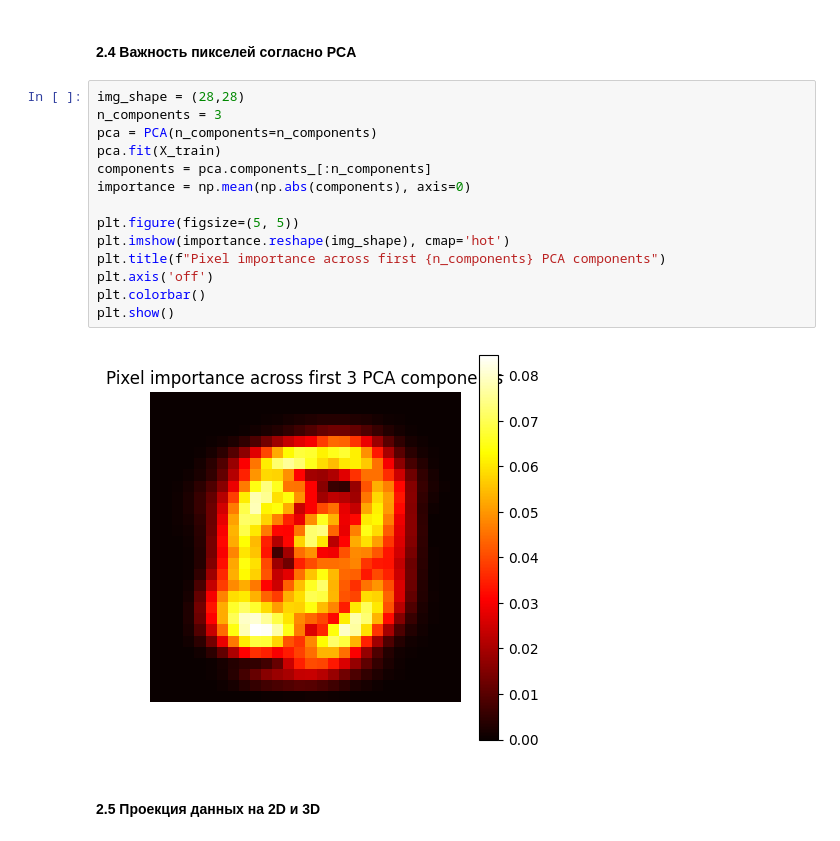
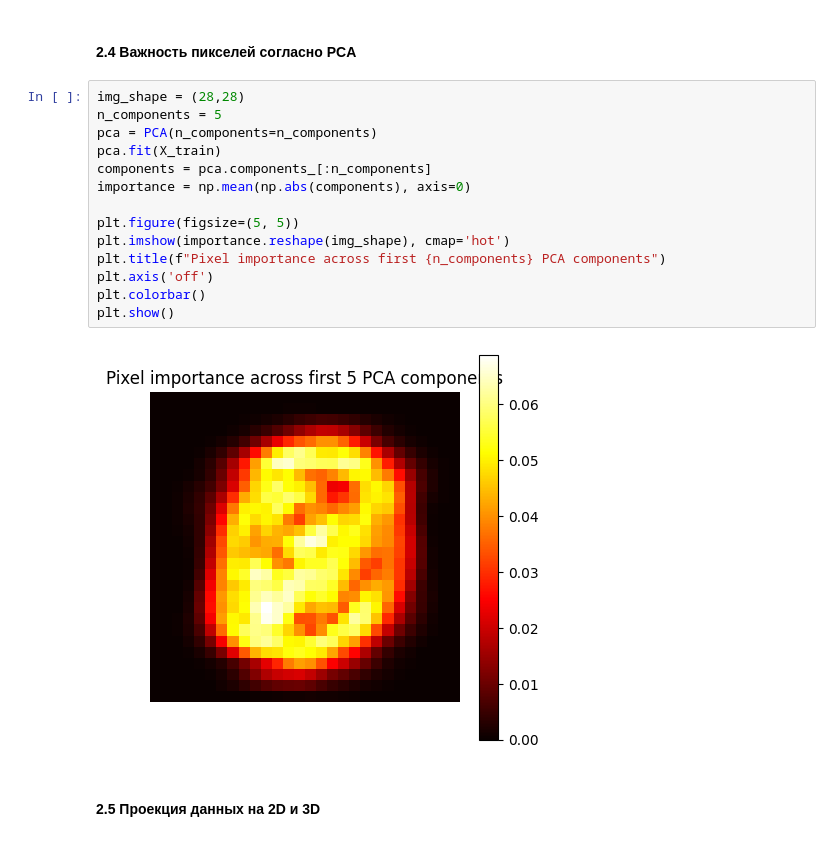
Before and after one commit to trxxnk/ml-mnist-digits, a Jupyter notebook: mnist_digits.ipynb, the cells around one changed output. Cells and saved outputs as stored; diff of their text form.

```diff
--- a/mnist_digits.ipynb
+++ b/mnist_digits.ipynb
@@ -390,20 +390,20 @@ else:
 #### 2.4 Важность пикселей согласно PCA
 # %%
 img_shape = (28,28)
-n_components = 3
+n_components = 5
 pca = PCA(n_components=n_components)
 pca.fit(X_train)
 components = pca.components_[:n_components]
 importance = np.mean(np.abs(components), axis=0)
 
 plt.figure(figsize=(5, 5))
 plt.imshow(importance.reshape(img_shape), cmap='hot')
 plt.title(f"Pixel importance across first {n_components} PCA components")
 plt.axis('off')
 plt.colorbar()
 plt.show()
 # %% [output]
-[figure, old version]
+[figure, new version]
 # %% [markdown]
 #### 2.5 Проекция данных на 2D и 3D
 # %%
```
Also changed, not shown: parts of 4 cells of this notebook, 1 other file.
